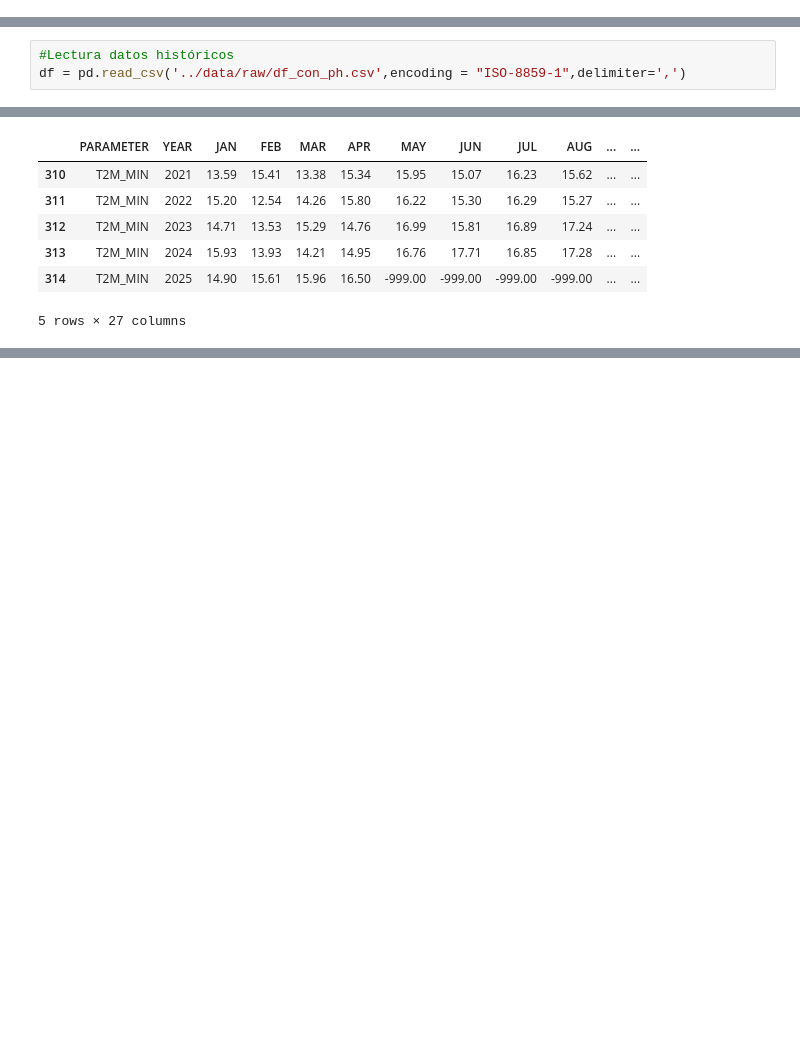
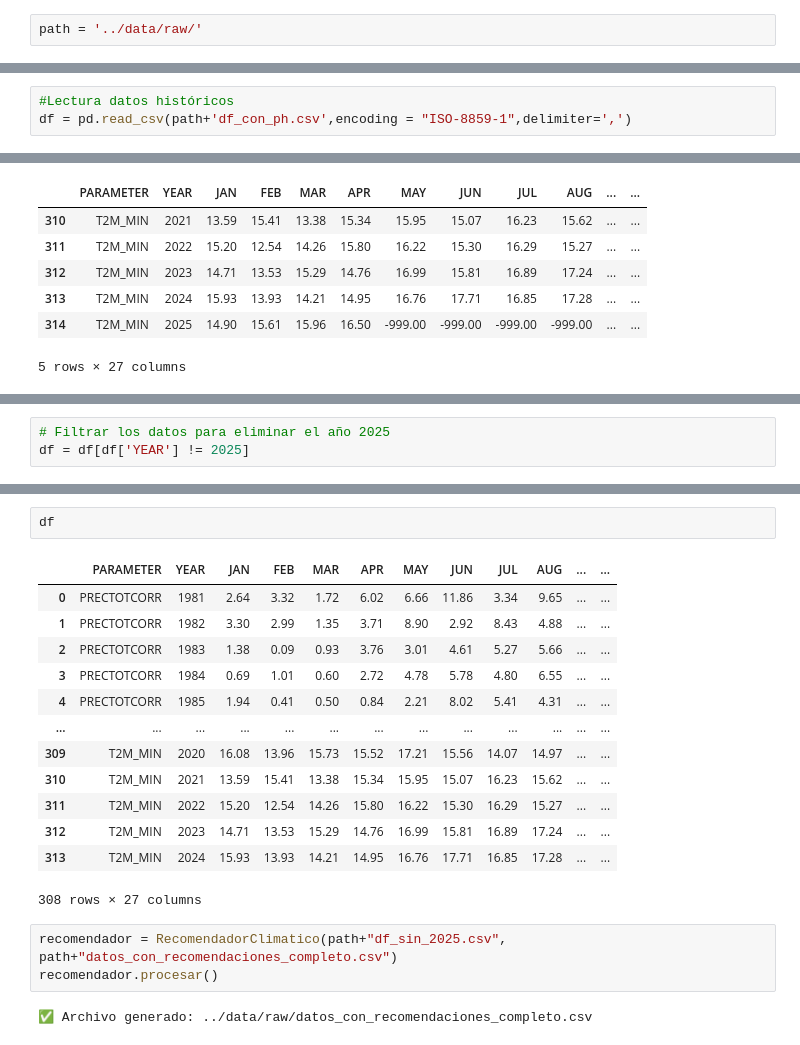
Before and after one commit to AlejandroQL23/Agro-IA-Module-3, a Jupyter notebook: notebooks/01_EDA.ipynb, the cells around one changed output, grey strips where cells are left out. Cells and saved outputs as stored; diff of their text form; blank space fills up the shorter version.

Commit message:
creacion de recomendaciones y eliminar columnas 2025

```diff
--- a/notebooks/01_EDA.ipynb
+++ b/notebooks/01_EDA.ipynb
@@ -6,8 +7,10 @@ import seaborn as sns
+# %%
+path = '../data/raw/'
 # %%
 # 2.Importación fuente de datos
 # %%
 #Lectura datos históricos
-df = pd.read_csv('../data/raw/df_con_ph.csv',encoding = "ISO-8859-1",delimiter=',')
+df = pd.read_csv(path+'df_con_ph.csv',encoding = "ISO-8859-1",delimiter=',')
 # %%
 """
 Fuente: NASA/POWER – Resolución nativa mensual y anual
@@ -46,0 +53,3 @@ df.tail()
+# %%
+# Filtrar los datos para eliminar el año 2025
+df = df[df['YEAR'] != 2025]
@@ -46,0 +120,21 @@ df.tail()
+# %%
+df
+# %% [output]
+|  | PARAMETER | YEAR | JAN | FEB | MAR | APR | MAY | JUN | JUL | AUG | ... | ... |
+| 0 | PRECTOTCORR | 1981 | 2.64 | 3.32 | 1.72 | 6.02 | 6.66 | 11.86 | 3.34 | 9.65 | ... | ... |
+| 1 | PRECTOTCORR | 1982 | 3.30 | 2.99 | 1.35 | 3.71 | 8.90 | 2.92 | 8.43 | 4.88 | ... | ... |
+| 2 | PRECTOTCORR | 1983 | 1.38 | 0.09 | 0.93 | 3.76 | 3.01 | 4.61 | 5.27 | 5.66 | ... | ... |
+| 3 | PRECTOTCORR | 1984 | 0.69 | 1.01 | 0.60 | 2.72 | 4.78 | 5.78 | 4.80 | 6.55 | ... | ... |
+| 4 | PRECTOTCORR | 1985 | 1.94 | 0.41 | 0.50 | 0.84 | 2.21 | 8.02 | 5.41 | 4.31 | ... | ... |
+| ... | ... | ... | ... | ... | ... | ... | ... | ... | ... | ... | ... | ... |
+| 309 | T2M_MIN | 2020 | 16.08 | 13.96 | 15.73 | 15.52 | 17.21 | 15.56 | 14.07 | 14.97 | ... | ... |
+| 310 | T2M_MIN | 2021 | 13.59 | 15.41 | 13.38 | 15.34 | 15.95 | 15.07 | 16.23 | 15.62 | ... | ... |
+| 311 | T2M_MIN | 2022 | 15.20 | 12.54 | 14.26 | 15.80 | 16.22 | 15.30 | 16.29 | 15.27 | ... | ... |
+| 312 | T2M_MIN | 2023 | 14.71 | 13.53 | 15.29 | 14.76 | 16.99 | 15.81 | 16.89 | 17.24 | ... | ... |
+| 313 | T2M_MIN | 2024 | 15.93 | 13.93 | 14.21 | 14.95 | 16.76 | 17.71 | 16.85 | 17.28 | ... | ... |
+308 rows × 27 columns
+# %%
+recomendador = RecomendadorClimatico(path+"df_sin_2025.csv", path+"datos_con_recomendaciones_completo.csv")
+recomendador.procesar()
+# %% [output]
+✅ Archivo generado: ../data/raw/datos_con_recomendaciones_completo.csv
```
Also changed, not shown: parts of 7 cells of this notebook, 3 other files.
